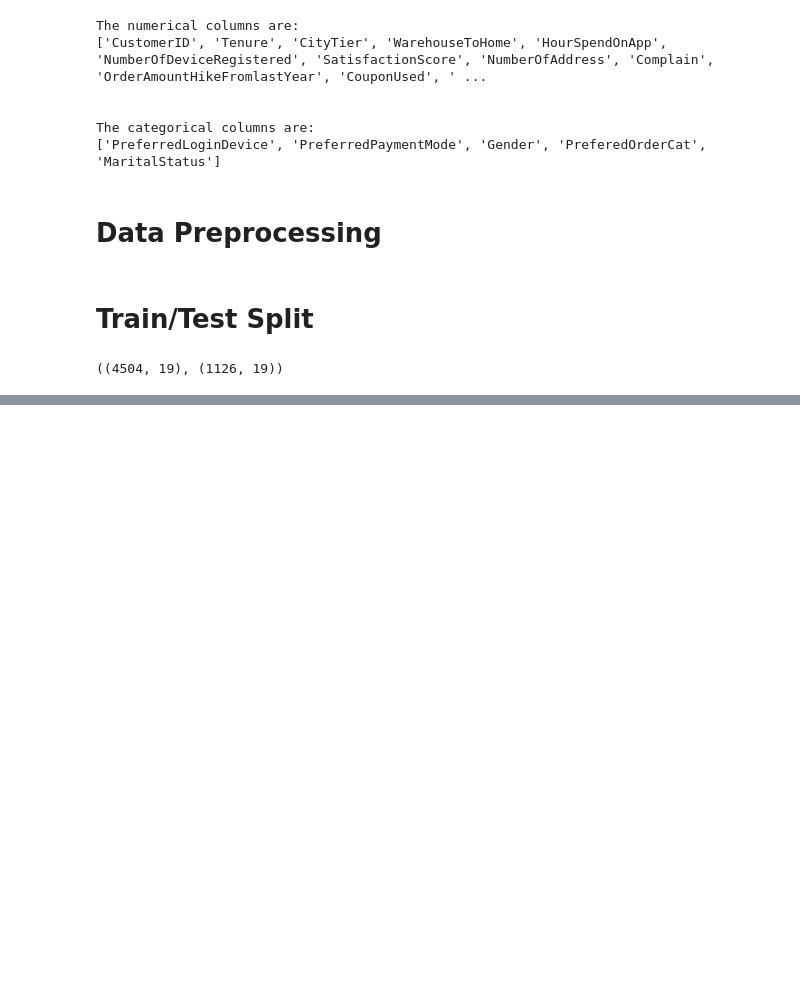
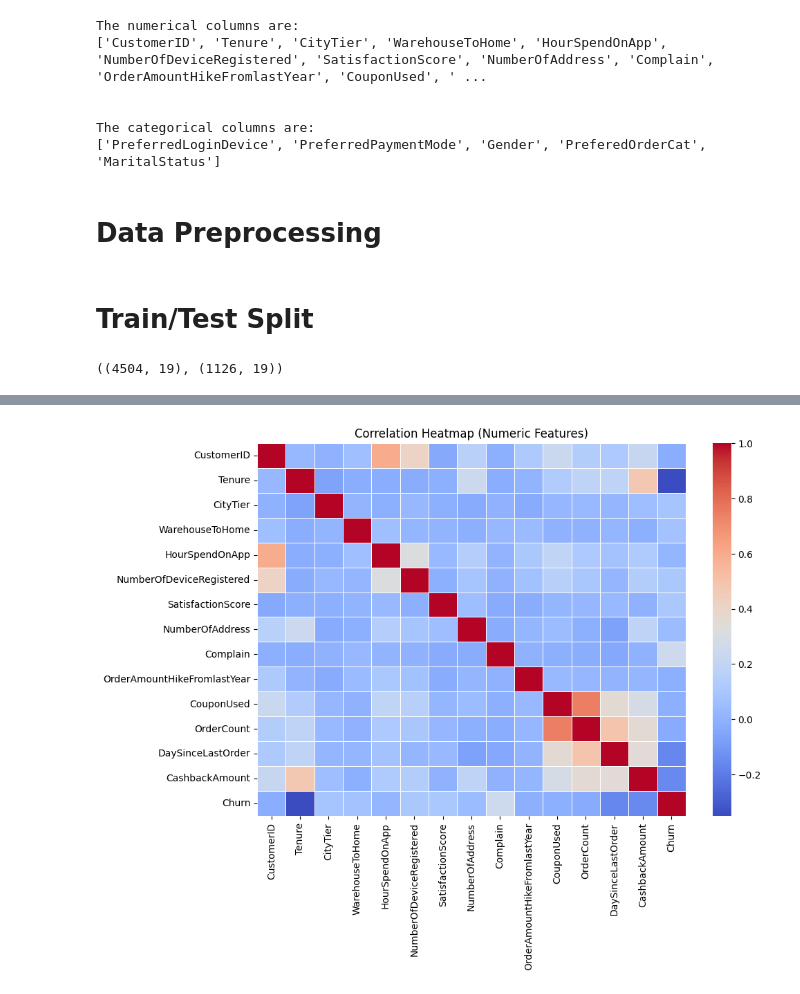
Before and after one commit to WebMLAIdev/Assignment4-CSCN8030-LobLaws, a Jupyter notebook: notebook.ipynb, the cells around one changed output, grey strips where cells are left out. Cells and saved outputs as stored; diff of their text form; code cells hidden in the pictures; blank space fills up the shorter version.

```diff
--- a/notebook.ipynb
+++ b/notebook.ipynb
@@ -138,0 +244,11 @@ X_train.shape, X_test.shape
+# %%
+# Heatmap for correlation among numeric features including target.
+plt.figure(figsize=(10, 7))
+numeric_df = df[numeric_cols + ['Churn']]
+corr = numeric_df.corr()
+
+sns.heatmap(corr, annot=False, cmap="coolwarm", linewidths=0.5)
+plt.title("Correlation Heatmap (Numeric Features)")
+plt.show()
+# %% [output]
+[figure, added]
```
Also changed, not shown: parts of 23 cells of this notebook.
